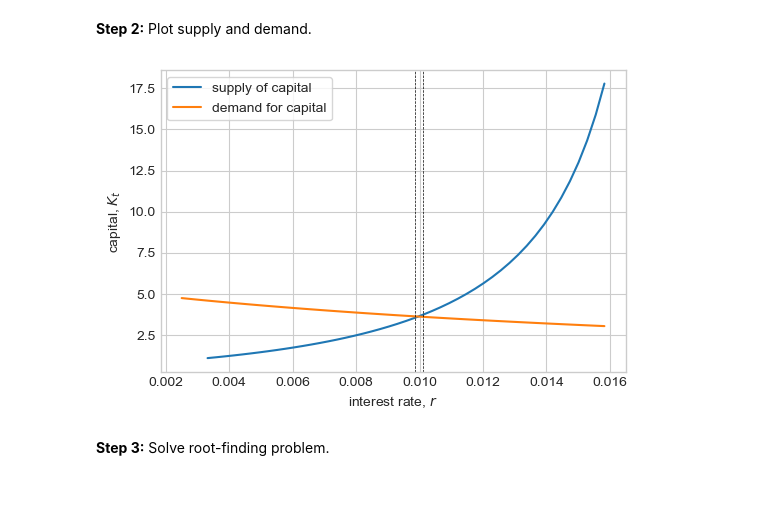
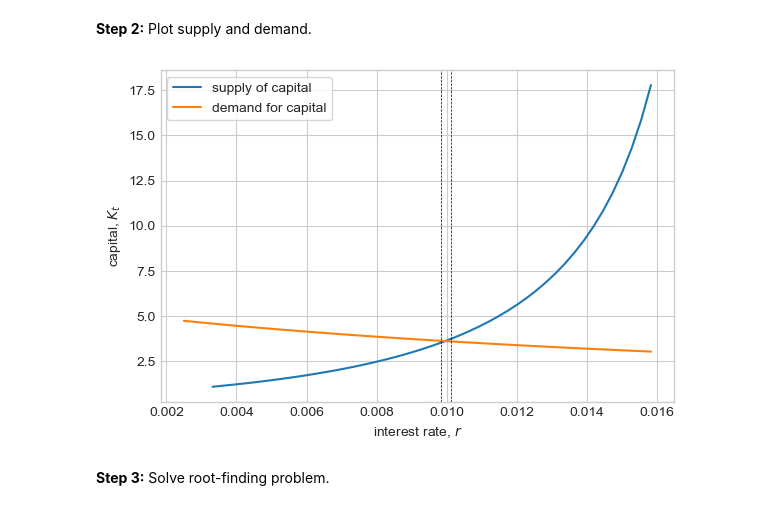
Before and after one commit to NumEconCopenhagen/ConsumptionSavingNotebooks, a Jupyter notebook: DynamicProgramming/05. General Equilibrium.ipynb, the cells around one changed output. Drawn from its saved outputs; the diff is of its cells as text; code cells hidden in the pictures.

```diff
--- a/DynamicProgramming/05. General Equilibrium.ipynb
+++ b/DynamicProgramming/05. General Equilibrium.ipynb
@@ -3,3 +15,6 @@
+# %%
+LOAD = False # load stationary equilibrium and jacobian
+DO_VARY_SIGMA_E = False
 # %% [markdown]
 # Setup
 # %%
@@ -18,7 +33,7 @@ colors = prop_cycle.by_key()['color']
 
 from GEModel import GEModelClass
 # %%
-model = GEModelClass('baseline')
+model = GEModelClass('baseline',load=LOAD)
 print(model)
 # %% [output]
 Modelclass: GEModelClass
@@ -99,22 +116,26 @@ for i_r in range(Nr):
 # %% [markdown]
 **Step 2:** Plot supply and demand.
 # %%
-par = model.par
+if not LOAD:
 
-fig = plt.figure(figsize=(6,4),dpi=100)
-ax = fig.add_subplot(1,1,1)
+    par = model.par
 
-ax.plot(r_vec,Ks,label='supply of capital')
-ax.plot(r_vec,Kd,label='demand for capital')
+    fig = plt.figure(figsize=(6,4),dpi=100)
+    ax = fig.add_subplot(1,1,1)
 
-ax.axvline(r_min,lw=0.5,ls='--',color='black')
-ax.axvline(r_max,lw=0.5,ls='--',color='black')
+    ax.plot(r_vec,Ks,label='supply of capital')
+    ax.plot(r_vec,Kd,label='demand for capital')
 
-ax.legend(frameon=True)
-ax.set_xlabel('interest rate, $r$')
-ax.set_ylabel('capital, $K_t$');
+    ax.axvline(r_min,lw=0.5,ls='--',color='black')
+    ax.axvline(r_max,lw=0.5,ls='--',color='black')
+
+    ax.legend(frameon=True)
+    ax.set_xlabel('interest rate, $r$')
+    ax.set_ylabel('capital, $K_t$')
+
+    fig.tight_layout()
 # %% [output]
-[figure, old version]
+[figure, new version]
 # %% [markdown]
 **Step 3:** Solve root-finding problem.
 # %%
```
Also changed, not shown: parts of 39 cells of this notebook, 3 other files.
